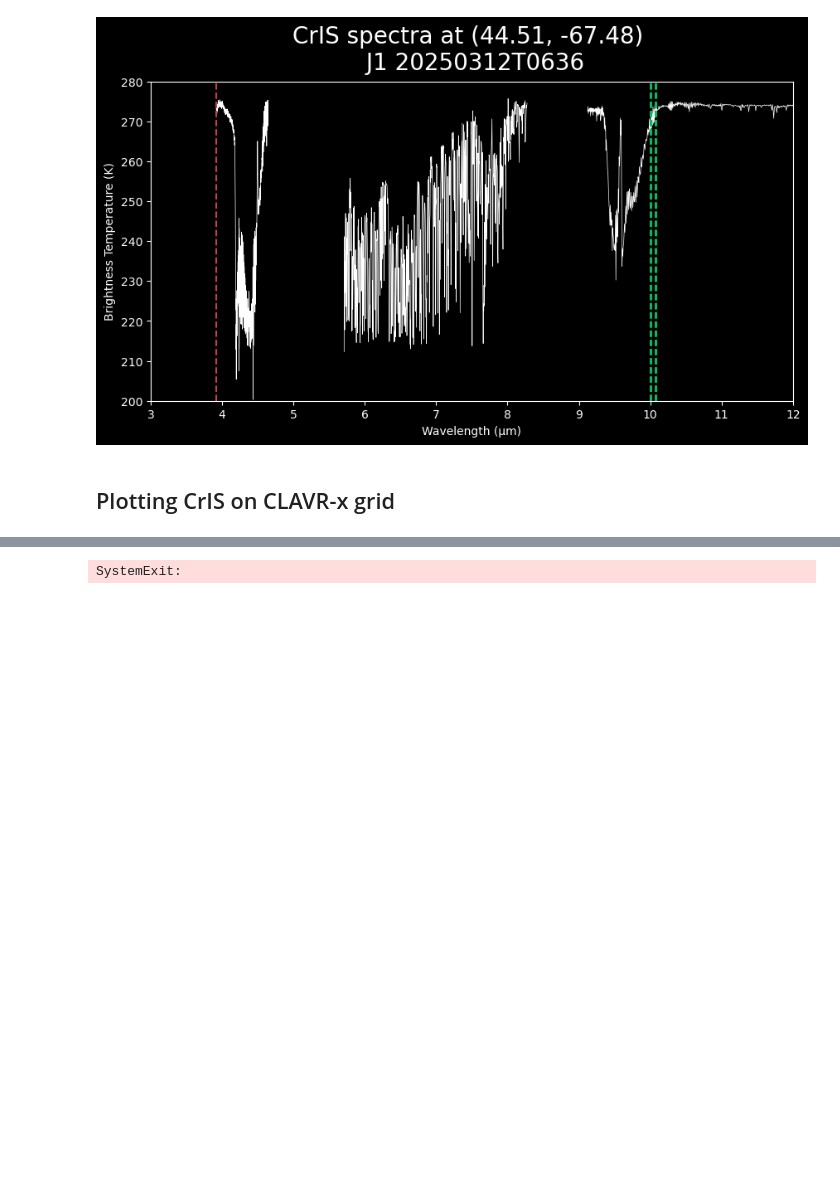
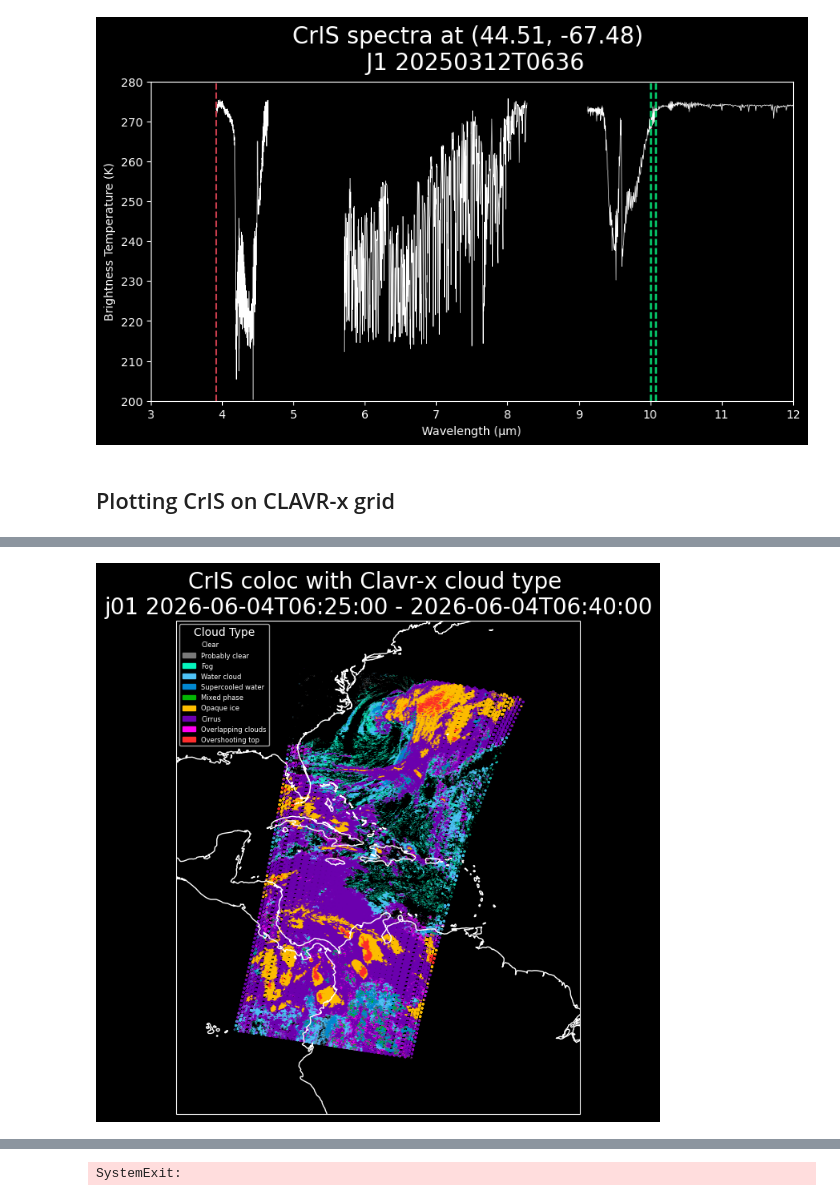
Before and after one commit to jesseturner/spectral_analysis, a Jupyter notebook: notebook_cris.ipynb, the cells around one changed output, grey strips where cells are left out. Saved outputs shown, nothing was run; the diff lists cells and outputs as text; code cells hidden in the pictures; blank space fills up the shorter version.

```diff
--- a/notebook_cris.ipynb
+++ b/notebook_cris.ipynb
@@ -308,3 +315,63 @@ plt.show()
+# %%
+projection=ccrs.PlateCarree(central_longitude=0)
+fig,ax=plt.subplots(1, 1, figsize=(9,8),subplot_kw={'projection': projection})
+
+#--- CLAVR-x cloud type
+from matplotlib.colors import BoundaryNorm
+import matplotlib.patches as mpatches
+from matplotlib.colors import ListedColormap
+
+cloud_cmap = ListedColormap(cloud_colors, name="cloud_mask")
+bounds = np.arange(-0.5, 14.5, 1)
+norm = BoundaryNorm(bounds, cloud_cmap.N)
+
+
+mesh1 = ax.scatter(
+    longitudes_coarse,
+    latitudes_coarse,
+    c=cloud_type_coarse,
+    transform=ccrs.PlateCarree(),
+    s=0.03,
+    cmap=cloud_cmap,
+    norm=norm
+)
+
+# mesh1 = ax.pcolormesh(
+#     longitudes_coarse,
+#     latitudes_coarse,
+#     cloud_type_coarse,
+#     transform=ccrs.PlateCarree(),
+#     cmap=cloud_cmap,
+#     norm=norm,
+#     shading="auto"
+# )
+
+ax.set_title("Clavr-x cloud type", fontsize=15, pad=10)
+extent = [-95, -50, -10, 45]
+ax.set_extent(extent, crs=ccrs.PlateCarree())
+ax.coastlines(resolution='50m', color='white', linewidth=1)
+
+handles = [
+    mpatches.Patch(color=cloud_colors[i], label=cloud_labels[i])
+    for i in range(10) #--- Not including unknown, dust, smoke, fire
+]
+ax.legend(
+    handles=handles,
+    title="Cloud Type",
+    loc="upper left",
+    fontsize=6
+)
+
+#--- Saving the figure
+description = f"{cris_on_clavrx_ds.attrs['sat']} {cris_on_clavrx_ds.attrs['start_time']} - {cris_on_clavrx_ds.attrs['end_time']}"
+ax.set_title(f"CrIS coloc with Clavr-x cloud type \n{description}", fontsize=20)
+
+plt.savefig(f"plots/{today_date_str}_coloc_cris-clavrx.png",
+            dpi=600, bbox_inches='tight')
+
+plt.show()
+# %% [output]
+[figure, added]
 # %%
 #--- Randomly sampling from dataset spatially
 
```
Also changed, not shown: parts of 19 cells of this notebook.
